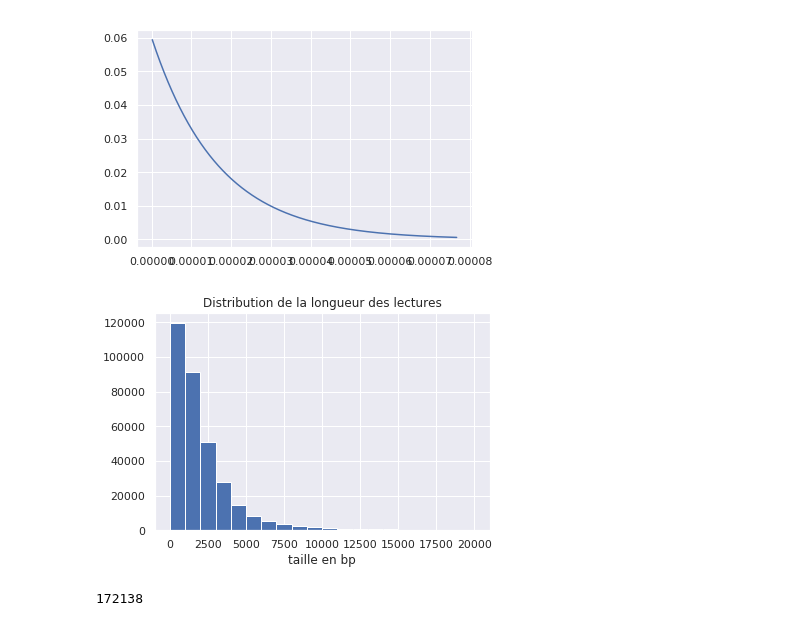
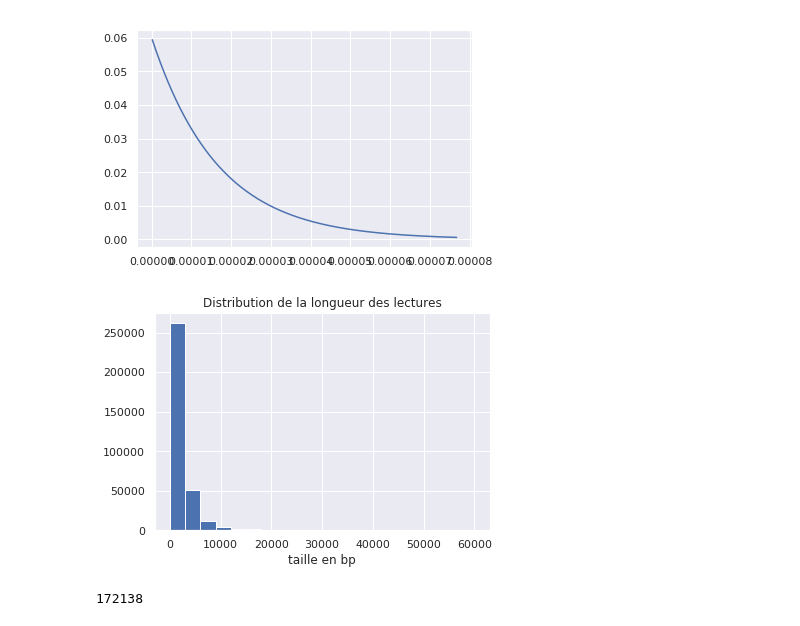
Before and after one commit to aminaghoul/reads_seq, a Jupyter notebook: stage1.ipynb, the cells around one changed output. Saved outputs shown, nothing was run; the diff lists cells and outputs as text; code cells hidden in the pictures.

```diff
--- a/stage1.ipynb
+++ b/stage1.ipynb
@@ -188,12 +187,12 @@ for i, element in enumerate(f):
         taille.append(len(f[i + 1]))
 # %%
 m=max(taille)
-plt.hist(taille, range = (0,20000),bins=20)
+plt.hist(taille, range = (0,60000),bins=20)
 plt.title("Distribution de la longueur des lectures")
 plt.xlabel("taille en bp")
 plt.show()
 # %% [output]
-[figure, old version]
+[figure, new version]
 # %%
 t = sum(taille)
 maxi = max(taille)
```
Also changed, not shown: parts of 9 cells of this notebook.
